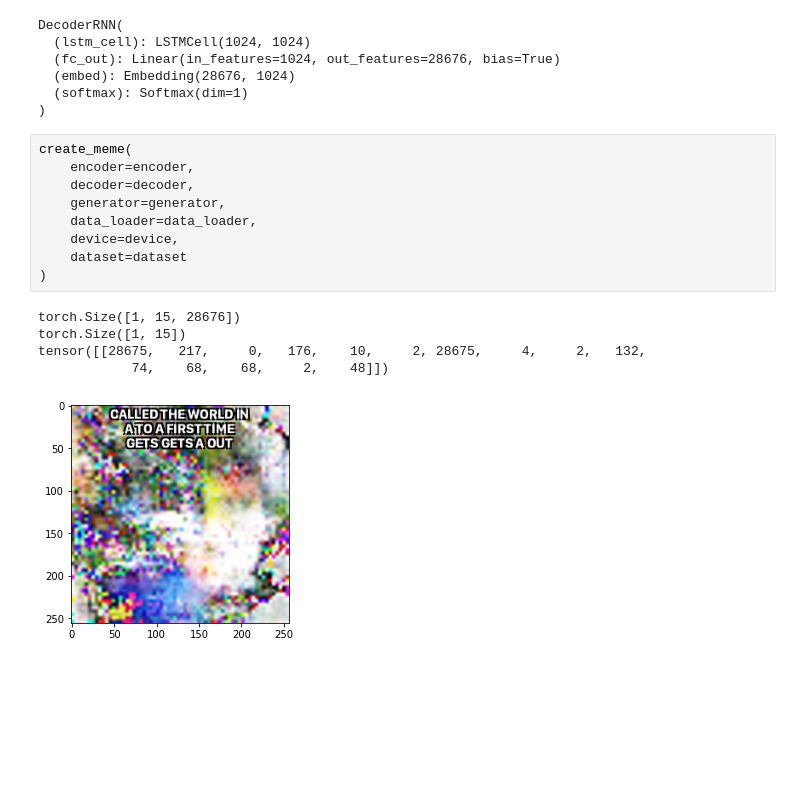
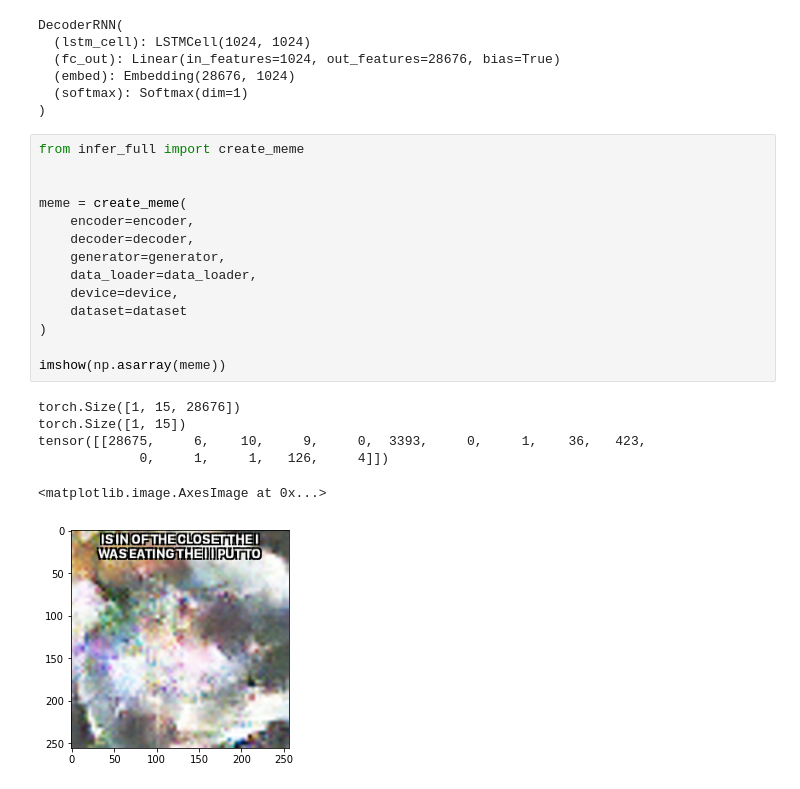
Before and after one commit to schlagercollin/generative-memes, a Jupyter notebook: infer.ipynb, the cells around one changed output. Saved outputs shown, nothing was run; the diff lists cells and outputs as text; blank space fills up the shorter version.

Commit message:
Full inference pipeline (mostly) working

```diff
--- a/infer.ipynb
+++ b/infer.ipynb
@@ -88,17 +87,23 @@ DecoderRNN(
   (softmax): Softmax(dim=1)
 )
 # %%
-create_meme(
+from infer_full import create_meme
+
+
+meme = create_meme(
     encoder=encoder,
     decoder=decoder,
     generator=generator,
     data_loader=data_loader,
     device=device,
     dataset=dataset
 )
+
+imshow(np.asarray(meme))
 # %% [output]
 torch.Size([1, 15, 28676])
 torch.Size([1, 15])
-tensor([[28675,   217,     0,   176,    10,     2, 28675,     4,     2,   132,
-            74,    68,    68,     2,    48]])
+tensor([[28675,     6,    10,     9,     0,  3393,     0,     1,    36,   423,
+             0,     1,     1,   126,     4]])
+<matplotlib.image.AxesImage at 0x...>
-[figure, old version]
+[figure, new version]
```
Also changed, not shown: parts of 2 cells of this notebook, 1 other file.
